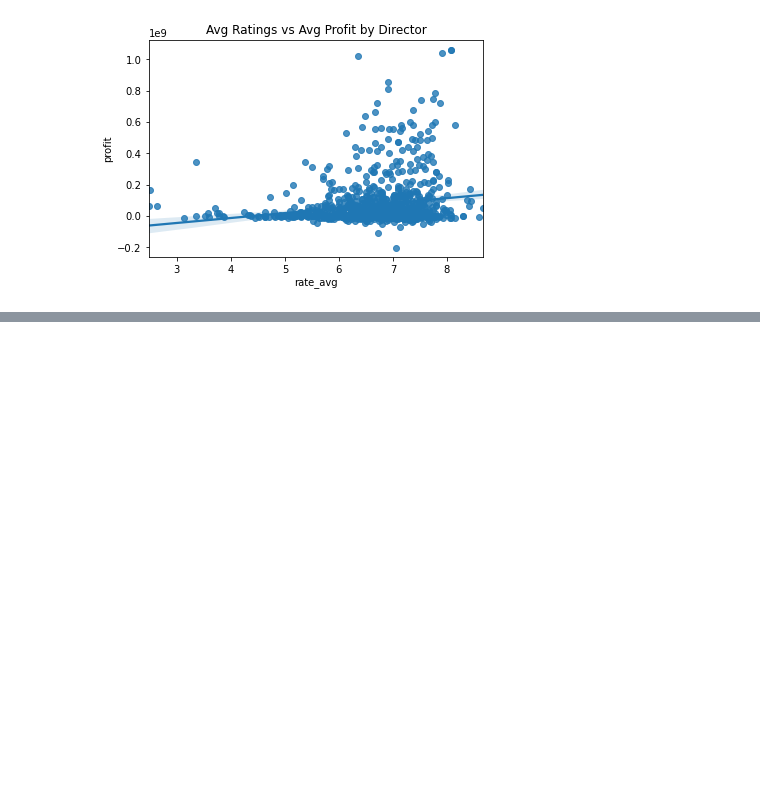
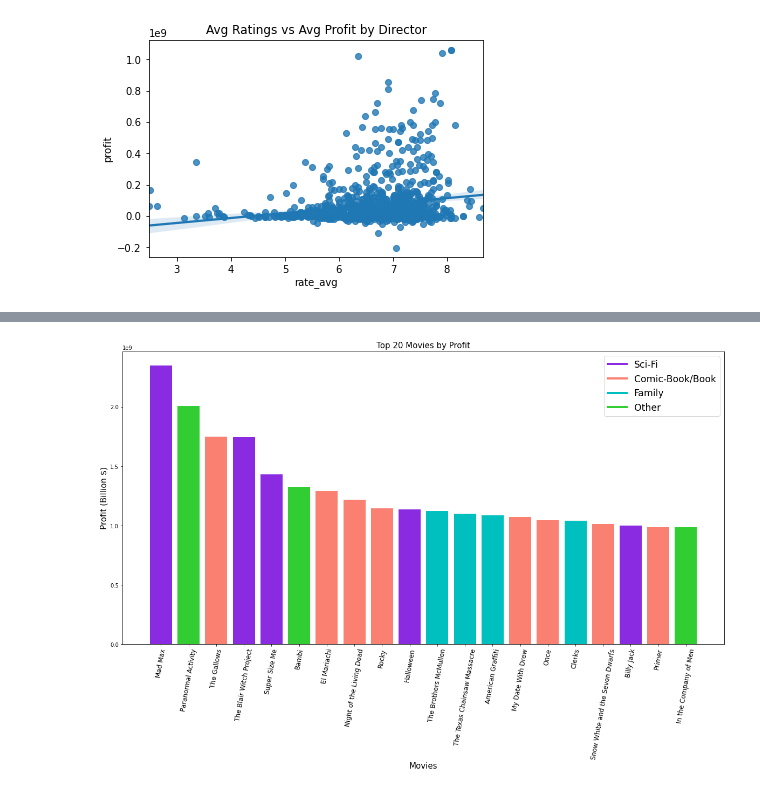
Before and after one commit to camdeman/MMA, a Jupyter notebook: Project_One.ipynb, the cells around one changed output, grey strips where cells are left out. Saved outputs shown, nothing was run; the diff lists cells and outputs as text; code cells hidden in the pictures; blank space fills up the shorter version.

```diff
--- a/Project_One.ipynb
+++ b/Project_One.ipynb
@@ -536,0 +556,5 @@ fig.savefig('Profit_by_Ratings.pdf')
+# %%
+df["production_budget"] = df["production_budget"].str.replace(",","").str.replace("$","").astype(int)
+df["domestic_gross"] = df["domestic_gross"].str.replace(",","").str.replace("$","").astype(int)
+df["worldwide_gross"] = df["worldwide_gross"].str.replace(",","").str.replace("$","").astype(int)
+df
@@ -536,0 +575,6 @@ fig.savefig('Profit_by_Ratings.pdf')
+# %%
+df['profit'] = df['worldwide_gross'] - df['production_budget']
+df['return_rate'] = df['profit']/df['production_budget']
+# %%
+df_2 = df.loc[df['profit'] > 0 ]
+df_2
@@ -536,0 +597,4 @@ fig.savefig('Profit_by_Ratings.pdf')
+# %%
+df_profit = df_2.sort_values(by=['profit'], ascending = False )
+top_20_profit = df_profit.head(20)
+top_20_profit
@@ -536,0 +619,27 @@ fig.savefig('Profit_by_Ratings.pdf')
+# %%
+# Plot a bar graph of the most common names
+fig, ax = plt.subplots(figsize = (20,10))
+
+
+ax.bar(top_20_profit['movie'], top_20_profit['profit'] , color = ['blueviolet','limegreen','salmon','blueviolet','blueviolet','limegreen','salmon','salmon','salmon','blueviolet','c','c','c','salmon','salmon','c','salmon','blueviolet','salmon','limegreen'])
+
+# Add labels for x and y axes
+ax.set_xlabel('Movies', fontsize = 15)
+ax.set_ylabel('Profit (Billion $)', fontsize = 15)
+
+#setting color
+custom_lines = [Line2D([0], [0], color="blueviolet", lw=4),
+                Line2D([0], [0], color="salmon", lw=4),
+                Line2D([0], [0], color="c", lw=4),
+                Line2D([0], [0], color="limegreen", lw=4)]
+
+# Add a title for the plot
+ax.set_title('Top 20 Movies by Profit', fontsize=15)
+
+ax.tick_params(axis='x', labelrotation = 80)
+
+# add a legend
+plt.legend(custom_lines, ['Sci-Fi', 'Comic-Book/Book', 'Family', 'Other'], fontsize="xx-large") ###
+ax.set_xticklabels(top_20_rate_of_return['movie'], fontsize = 12);
+# %% [output]
+[figure, added]
```
Also changed, not shown: parts of 21 cells of this notebook, 1 other file.
